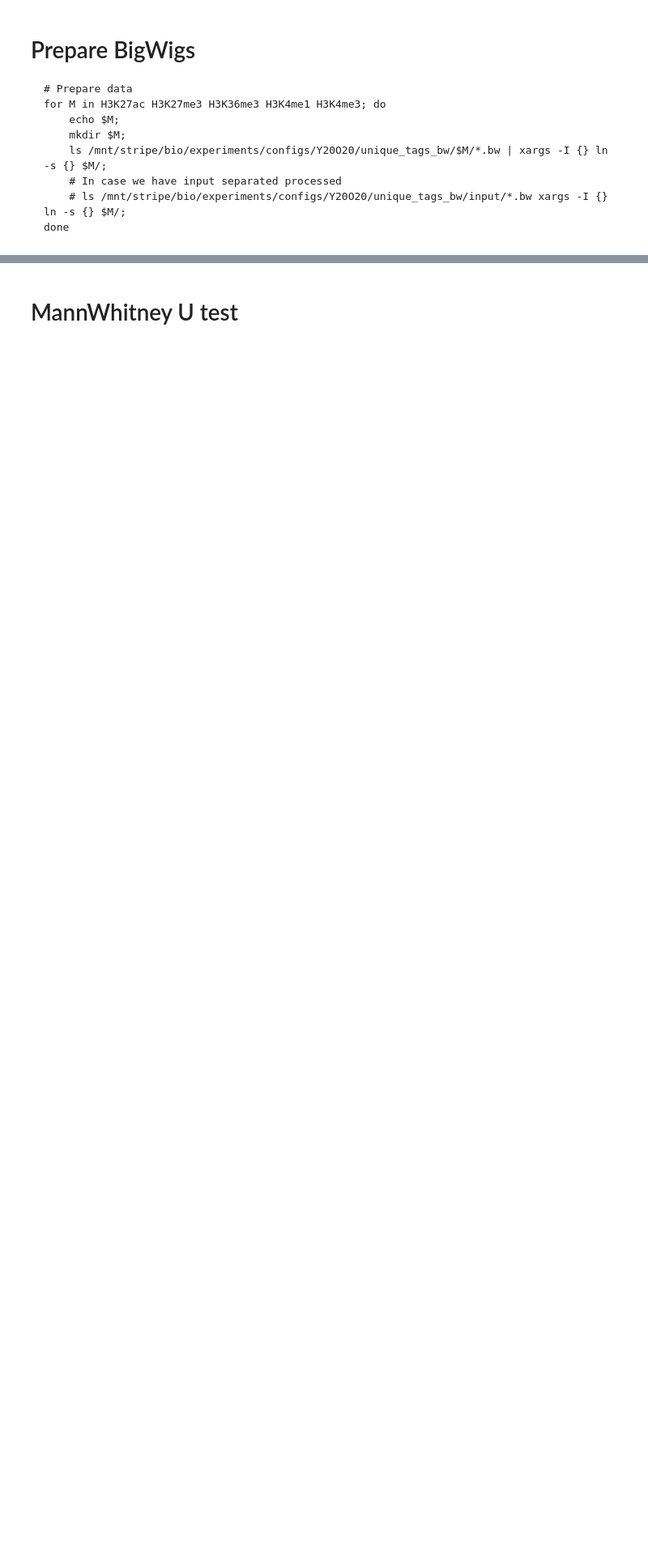
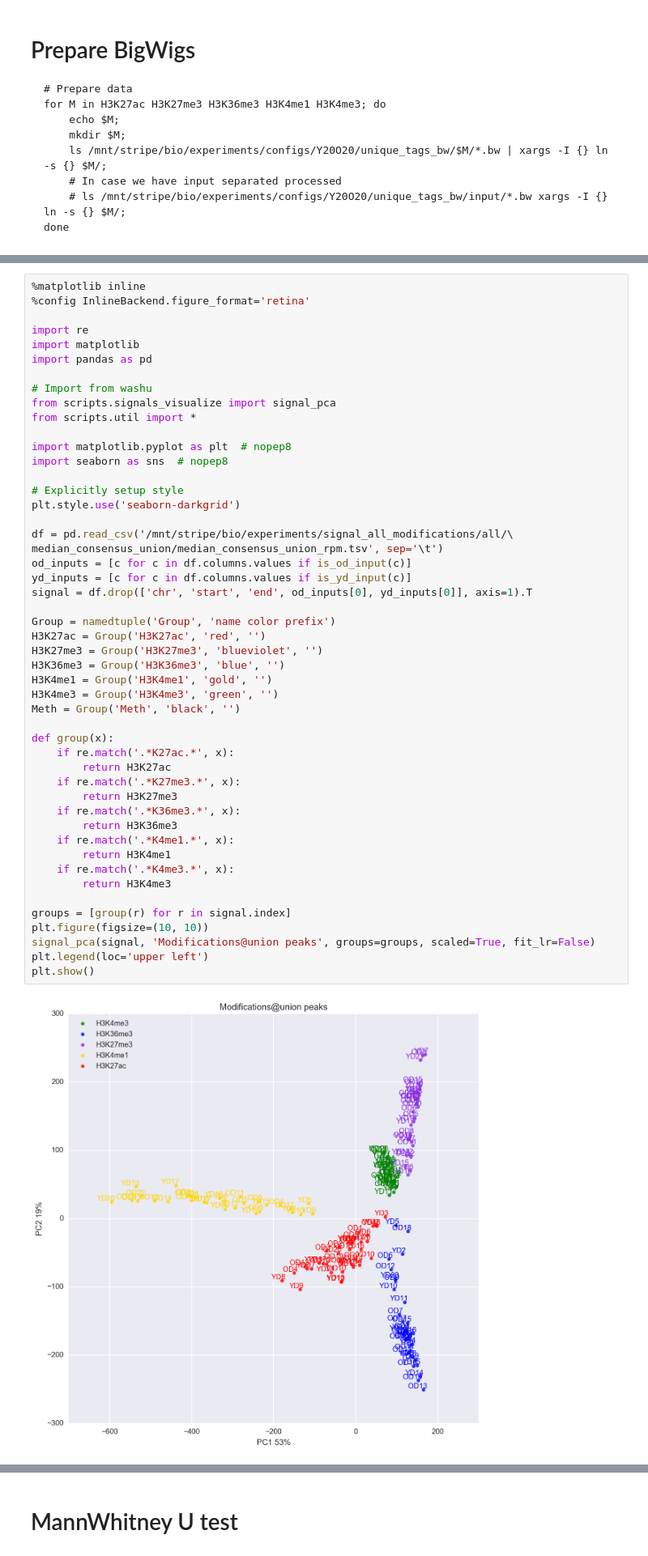
Before and after one commit to JetBrains-Research/washu, a Jupyter notebook: notebooks/20vs20_signal.ipynb, the cells around one changed output, grey strips where cells are left out. Shown at 81% size. Saved outputs shown, nothing was run; the diff lists cells and outputs as text; blank space fills up the shorter version.

Commit message:
Added all modifications @ union peaks processing

````diff
--- a/notebooks/20vs20_signal.ipynb
+++ b/notebooks/20vs20_signal.ipynb
@@ -36,3 +52,54 @@ done
+# %%
+%matplotlib inline
+%config InlineBackend.figure_format='retina'
+
+import re
+import matplotlib
+import pandas as pd
+
+# Import from washu
+from scripts.signals_visualize import signal_pca
+from scripts.util import *
+
+import matplotlib.pyplot as plt  # nopep8
+import seaborn as sns  # nopep8
+
+# Explicitly setup style
+plt.style.use('seaborn-darkgrid')
+
+df = pd.read_csv('/mnt/stripe/bio/experiments/signal_all_modifications/all/\
+median_consensus_union/median_consensus_union_rpm.tsv', sep='\t')
+od_inputs = [c for c in df.columns.values if is_od_input(c)]
+yd_inputs = [c for c in df.columns.values if is_yd_input(c)]
+signal = df.drop(['chr', 'start', 'end', od_inputs[0], yd_inputs[0]], axis=1).T
+
+Group = namedtuple('Group', 'name color prefix')
+H3K27ac = Group('H3K27ac', 'red', '')
+H3K27me3 = Group('H3K27me3', 'blueviolet', '')
+H3K36me3 = Group('H3K36me3', 'blue', '')
+H3K4me1 = Group('H3K4me1', 'gold', '')
+H3K4me3 = Group('H3K4me3', 'green', '')
+Meth = Group('Meth', 'black', '')
+
+def group(x):
+    if re.match('.*K27ac.*', x):
+        return H3K27ac
+    if re.match('.*K27me3.*', x):
+        return H3K27me3
+    if re.match('.*K36me3.*', x):
+        return H3K36me3
+    if re.match('.*K4me1.*', x):
+        return H3K4me1
+    if re.match('.*K4me3.*', x):
+        return H3K4me3
+
+groups = [group(r) for r in signal.index]
+plt.figure(figsize=(10, 10))
+signal_pca(signal, 'Modifications@union peaks', groups=groups, scaled=True, fit_lr=False)
+plt.legend(loc='upper left')
+plt.show()
+# %% [output]
+[figure, added]
 # %% [markdown]
 # Process signals and build PCA
 ```
````
Also changed, not shown: parts of 1 cell of this notebook.
